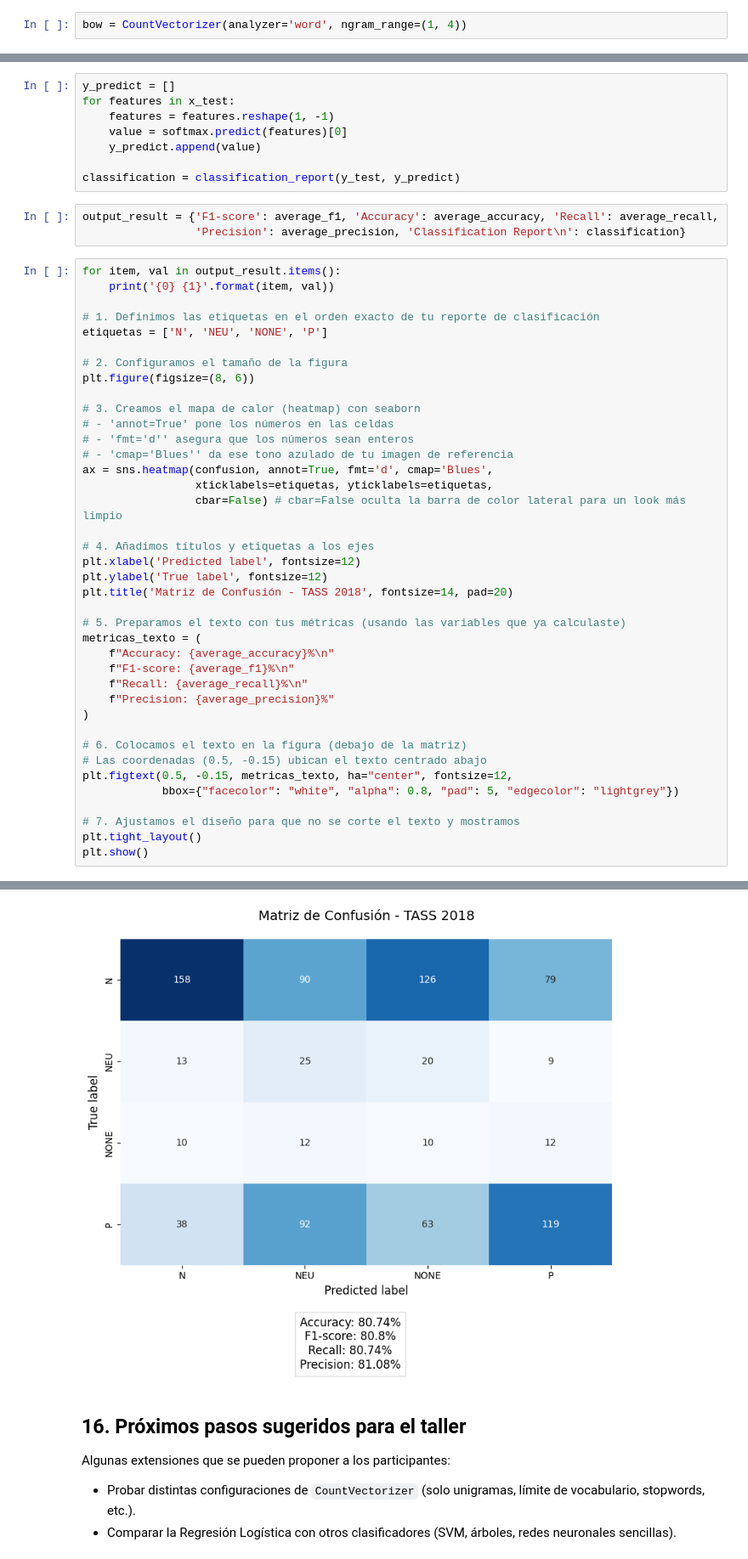
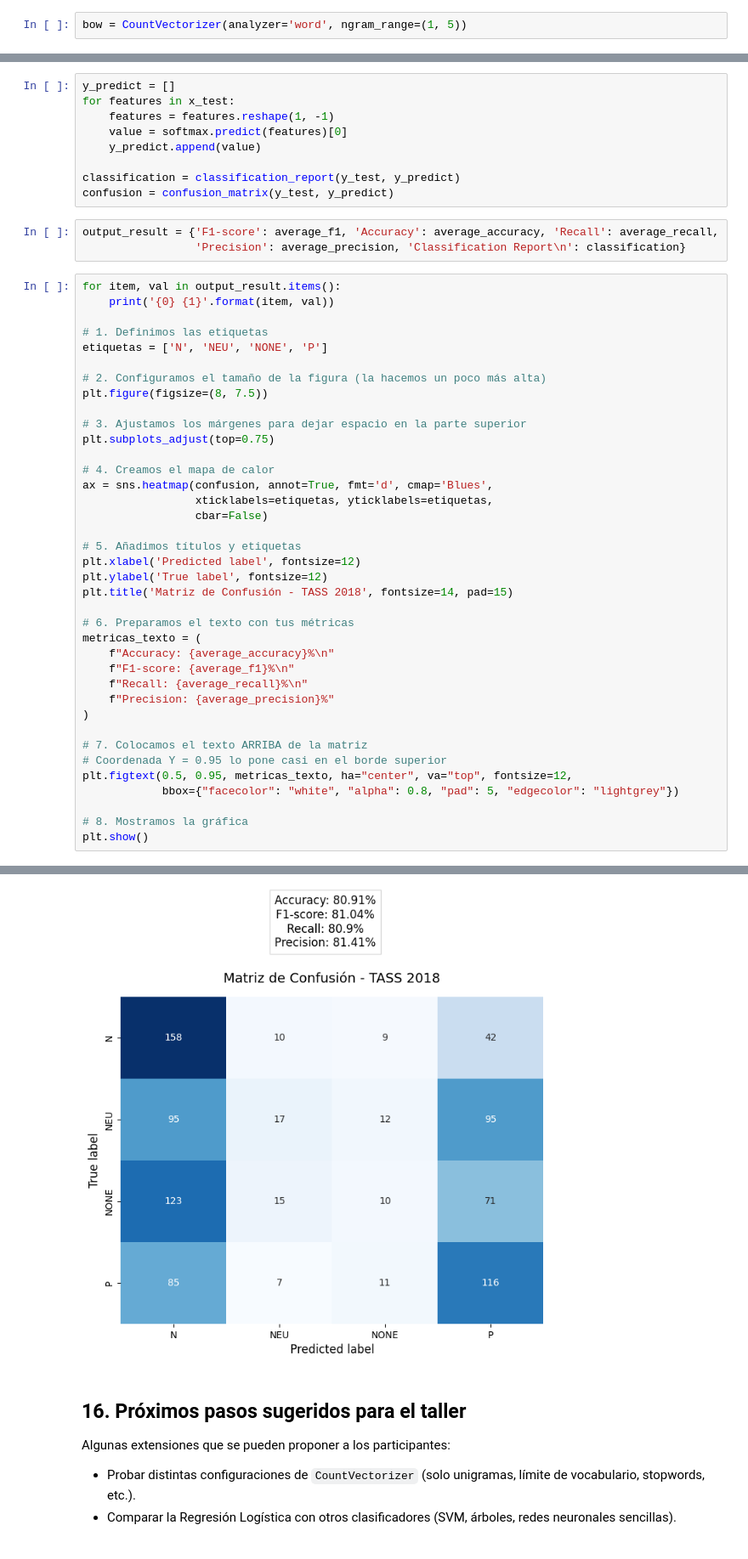
Before and after one commit to Andre8h/NLP-5029-2026, a Jupyter notebook: ACTIVIDAD 1/TASS2018/MODELO/Solucion_Actividad1.ipynb, the cells around one changed output, grey strips where cells are left out. Shown at 85% size. Cells and saved outputs as stored; diff of their text form.

Commit message:
81% 2 de 4 metricas

```diff
--- a/ACTIVIDAD 1/TASS2018/MODELO/Solucion_Actividad1.ipynb
+++ b/ACTIVIDAD 1/TASS2018/MODELO/Solucion_Actividad1.ipynb
@@ -195,7 +196,7 @@ Usamos `CountVectorizer` con:
 
 Cada tweet se representa como un vector donde cada posición corresponde a una palabra o n-grama del vocabulario y el valor es su frecuencia en el tweet.
 # %%
-bow = CountVectorizer(analyzer='word', ngram_range=(1, 4))
+bow = CountVectorizer(analyzer='word', ngram_range=(1, 5))
 # %%
 x_train = bow.fit_transform(x_train)
 # %%
@@ -358,6 +359,7 @@ for features in x_test:
     y_predict.append(value)
 
 classification = classification_report(y_test, y_predict)
+confusion = confusion_matrix(y_test, y_predict)
 # %%
 output_result = {'F1-score': average_f1, 'Accuracy': average_accuracy, 'Recall': average_recall,
                  'Precision': average_precision, 'Classification Report\n': classification}
@@ -365,26 +367,26 @@ output_result = {'F1-score': average_f1, 'Accuracy': average_accuracy, 'Recall':
 for item, val in output_result.items():
     print('{0} {1}'.format(item, val))
 
-# 1. Definimos las etiquetas en el orden exacto de tu reporte de clasificación
+# 1. Definimos las etiquetas
 etiquetas = ['N', 'NEU', 'NONE', 'P']
 
-# 2. Configuramos el tamaño de la figura
-plt.figure(figsize=(8, 6))
+# 2. Configuramos el tamaño de la figura (la hacemos un poco más alta)
+plt.figure(figsize=(8, 7.5))
 
-# 3. Creamos el mapa de calor (heatmap) con seaborn
-# - 'annot=True' pone los números en las celdas
-# - 'fmt='d'' asegura que los números sean enteros
-# - 'cmap='Blues'' da ese tono azulado de tu imagen de referencia
+# 3. Ajustamos los márgenes para dejar espacio en la parte superior
+plt.subplots_adjust(top=0.75)
+
+# 4. Creamos el mapa de calor
 ax = sns.heatmap(confusion, annot=True, fmt='d', cmap='Blues',
                  xticklabels=etiquetas, yticklabels=etiquetas,
-                 cbar=False) # cbar=False oculta la barra de color lateral para un look más limpio
+                 cbar=False)
 
-# 4. Añadimos títulos y etiquetas a los ejes
+# 5. Añadimos títulos y etiquetas
 plt.xlabel('Predicted label', fontsize=12)
 plt.ylabel('True label', fontsize=12)
-plt.title('Matriz de Confusión - TASS 2018', fontsize=14, pad=20)
+plt.title('Matriz de Confusión - TASS 2018', fontsize=14, pad=15)
 
-# 5. Preparamos el texto con tus métricas (usando las variables que ya calculaste)
+# 6. Preparamos el texto con tus métricas
 metricas_texto = (
     f"Accuracy: {average_accuracy}%\n"
     f"F1-score: {average_f1}%\n"
@@ -392,12 +394,11 @@ metricas_texto = (
     f"Precision: {average_precision}%"
 )
 
-# 6. Colocamos el texto en la figura (debajo de la matriz)
-# Las coordenadas (0.5, -0.15) ubican el texto centrado abajo
-plt.figtext(0.5, -0.15, metricas_texto, ha="center", fontsize=12,
+# 7. Colocamos el texto ARRIBA de la matriz
+# Coordenada Y = 0.95 lo pone casi en el borde superior
+plt.figtext(0.5, 0.95, metricas_texto, ha="center", va="top", fontsize=12,
             bbox={"facecolor": "white", "alpha": 0.8, "pad": 5, "edgecolor": "lightgrey"})
 
-# 7. Ajustamos el diseño para que no se corte el texto y mostramos
-plt.tight_layout()
+# 8. Mostramos la gráfica
 plt.show()
 # %% [output]
@@ -419,4 +420,4 @@ weighted avg       0.33      0.36      0.29       876
-[figure, old version]
+[figure, new version]
 # %% [markdown]
 ## 16. Próximos pasos sugeridos para el taller
 
```
Also changed, not shown: parts of 3 cells of this notebook.
